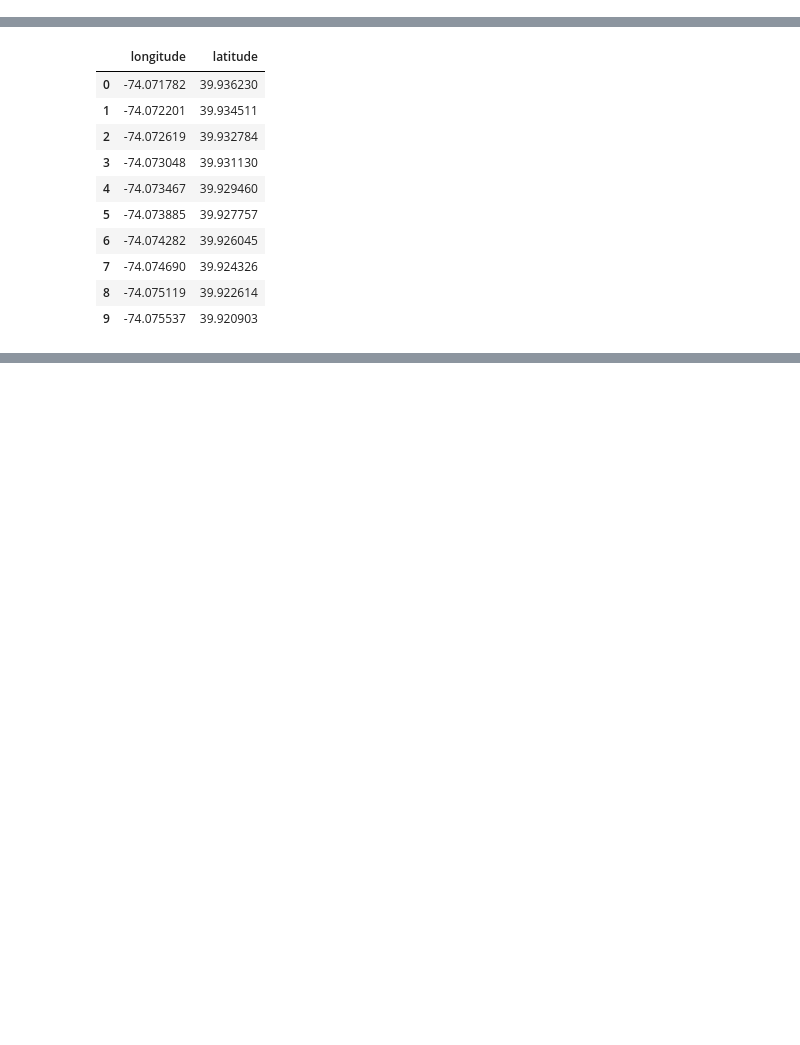
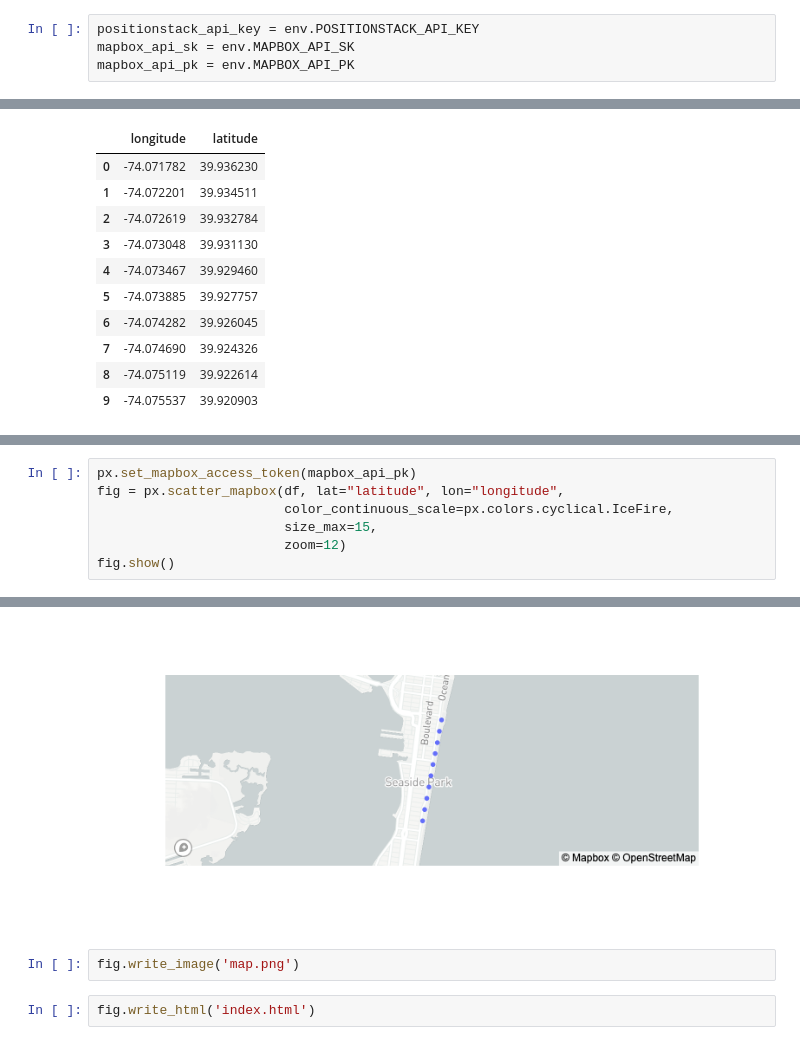
Before and after one commit to tylermneher/seaside-pass-lat-long-plot.tylermneher.me, a Jupyter notebook: main.ipynb, the cells around one changed output, grey strips where cells are left out. Cells and saved outputs as stored; diff of their text form; blank space fills up the shorter version.

Commit message:
index

```diff
--- a/main.ipynb
+++ b/main.ipynb
@@ -6,3 +8,7 @@ import json
+# %%
+positionstack_api_key = env.POSITIONSTACK_API_KEY
+mapbox_api_sk = env.MAPBOX_API_SK
+mapbox_api_pk = env.MAPBOX_API_PK
 # %%
 f = open('pass.json')
 
@@ -44,0 +103,8 @@ df
+# %%
+px.set_mapbox_access_token(mapbox_api_pk)
+fig = px.scatter_mapbox(df, lat="latitude", lon="longitude",
+                        color_continuous_scale=px.colors.cyclical.IceFire,
+                        size_max=15,
+                        zoom=12)
+fig.show()
+# %% [output]
@@ -44,0 +112,5 @@ df
+[figure, added]
+# %%
+fig.write_image('map.png')
+# %%
+fig.write_html('index.html')
```
Also changed, not shown: parts of 4 cells of this notebook, 3 other files.
